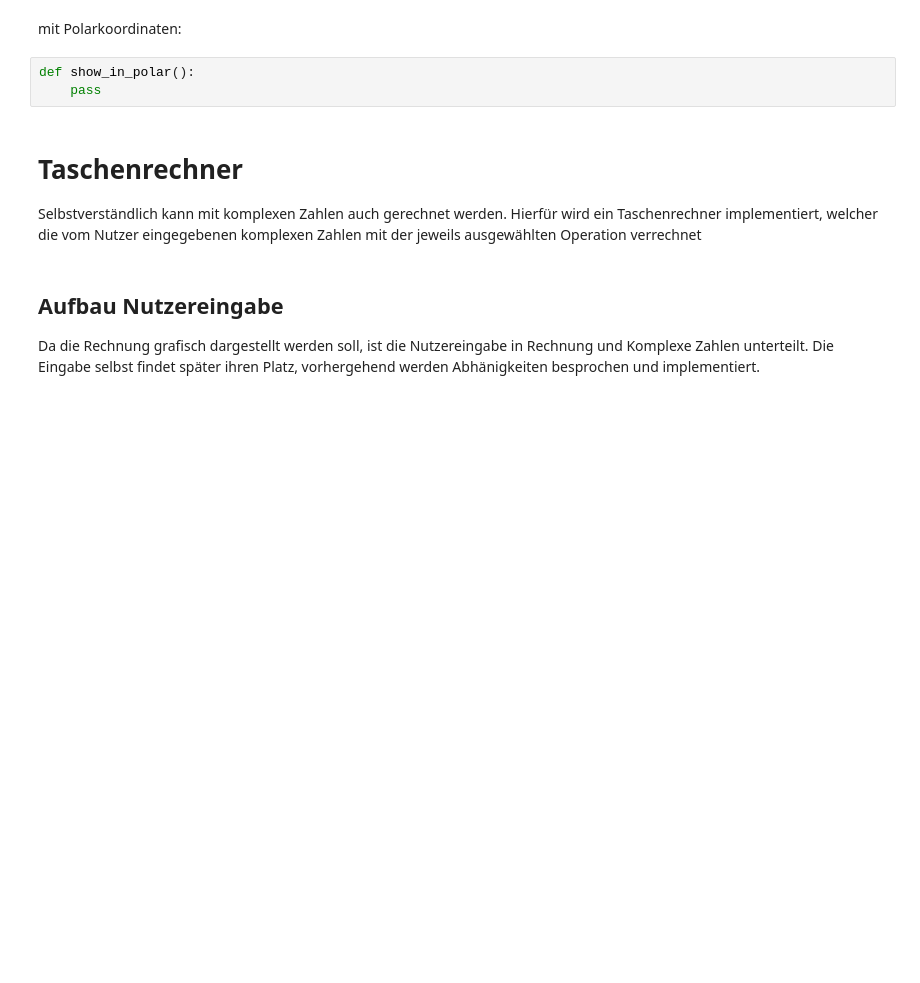
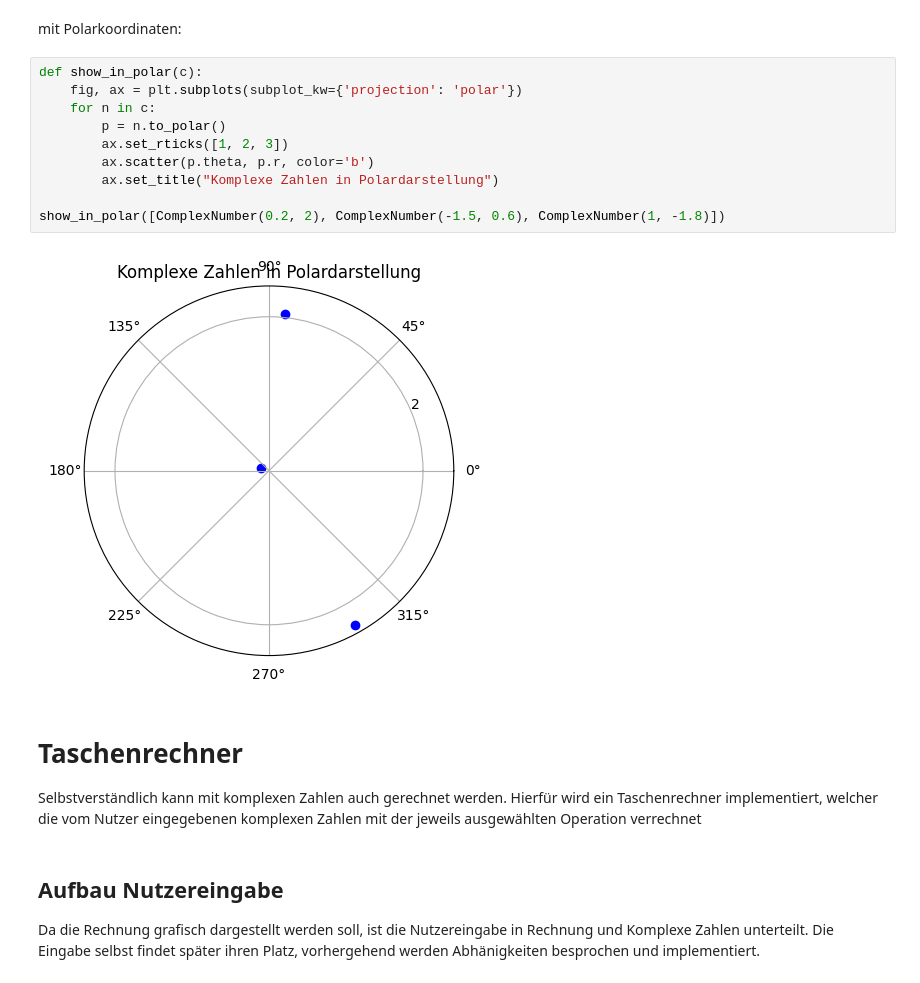
Before and after one commit to Julessh05-Studium/Scientific-Programming-Lab, a Jupyter notebook: SciProLab/complex_numbers.ipynb, the cells around one changed output. Cells and saved outputs as stored; diff of their text form; blank space fills up the shorter version.

```diff
--- a/SciProLab/complex_numbers.ipynb
+++ b/SciProLab/complex_numbers.ipynb
@@ -401,8 +444,17 @@ def show_in_cart():
 # %% [markdown]
 mit Polarkoordinaten:
 # %%
-def show_in_polar():
-    pass
+def show_in_polar(c):
+    fig, ax = plt.subplots(subplot_kw={'projection': 'polar'})
+    for n in c:
+        p = n.to_polar()
+        ax.set_rticks([1, 2, 3])
+        ax.scatter(p.theta, p.r, color='b')
+        ax.set_title("Komplexe Zahlen in Polardarstellung")
+
+show_in_polar([ComplexNumber(0.2, 2), ComplexNumber(-1.5, 0.6), ComplexNumber(1, -1.8)])
+# %% [output]
+[figure, added]
 # %% [markdown]
 # Taschenrechner
 
```
Also changed, not shown: parts of 17 cells of this notebook.
